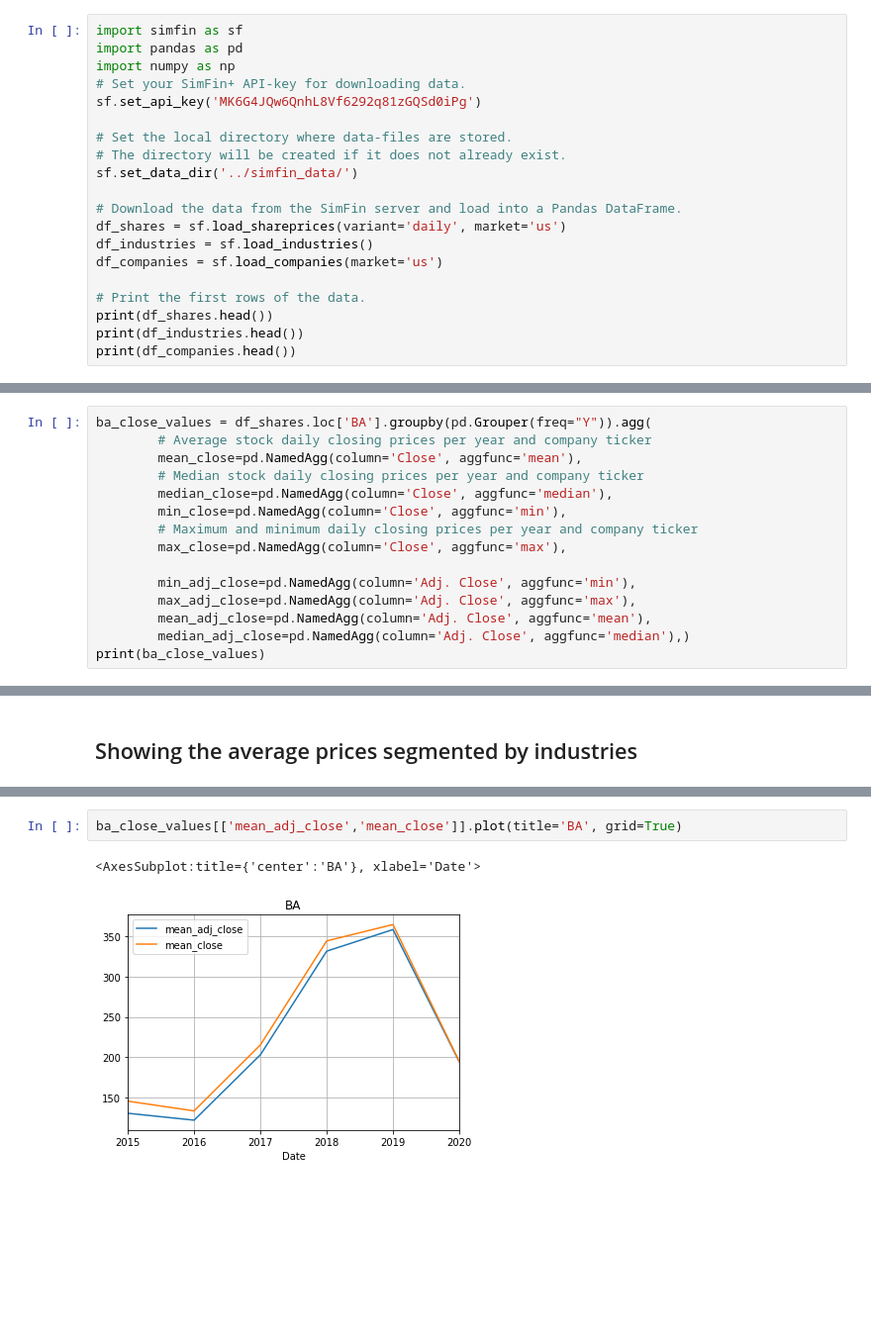
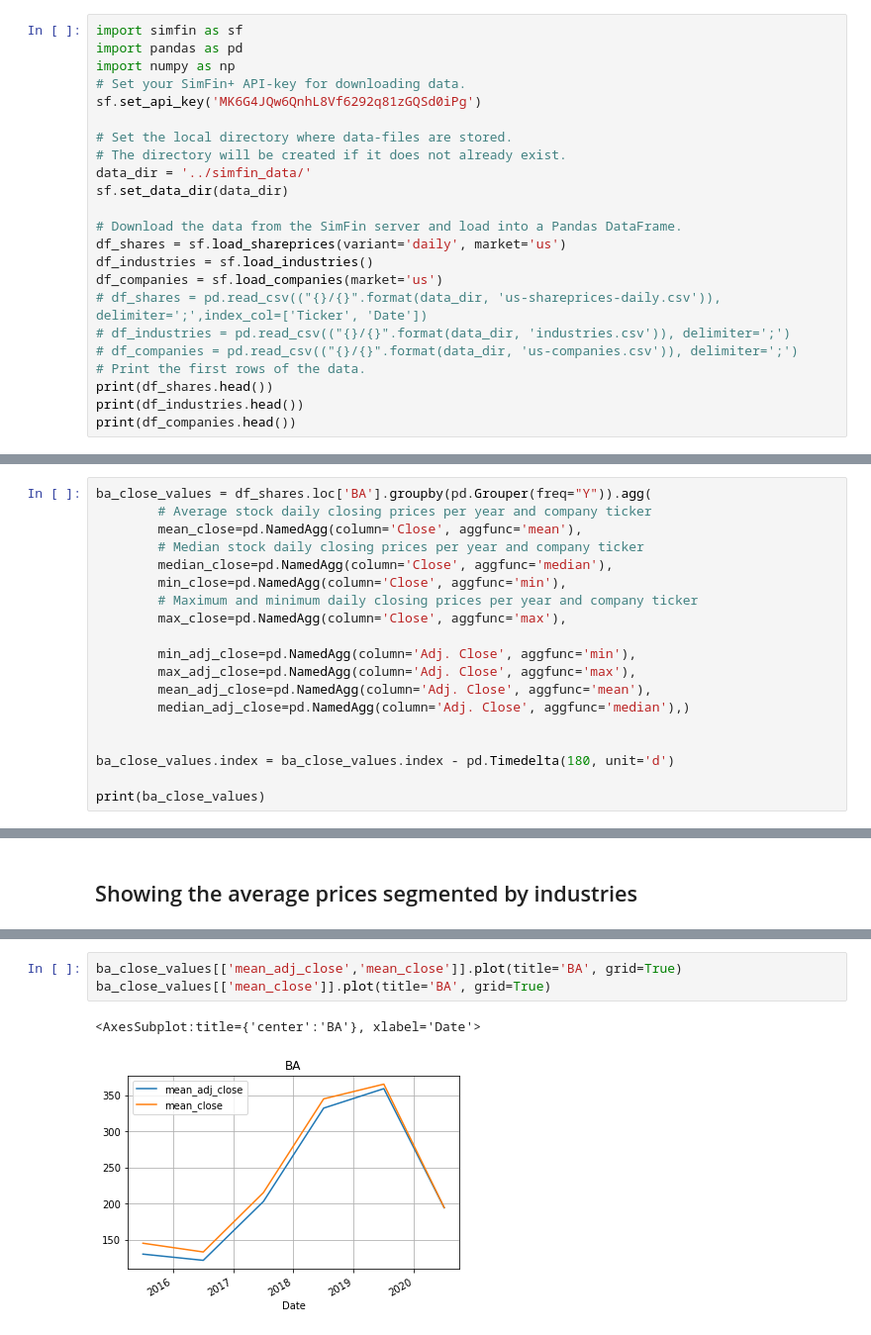
Before and after one commit to Phamster/ShareAnalysis, a Jupyter notebook: src/share_analysis.ipynb, the cells around one changed output, grey strips where cells are left out. Shown: that part at 99% size. Saved outputs shown, nothing was run; the diff lists cells and outputs as text; blank space fills up the shorter version.

```diff
--- a/src/share_analysis.ipynb
+++ b/src/share_analysis.ipynb
@@ -11,13 +11,16 @@ sf.set_api_key('MK6G4JQw6QnhL8Vf6292q81zGQSd0iPg')
 
 # Set the local directory where data-files are stored.
 # The directory will be created if it does not already exist.
-sf.set_data_dir('../simfin_data/')
+data_dir = '../simfin_data/'
+sf.set_data_dir(data_dir)
 
 # Download the data from the SimFin server and load into a Pandas DataFrame.
 df_shares = sf.load_shareprices(variant='daily', market='us')
 df_industries = sf.load_industries()
 df_companies = sf.load_companies(market='us')
-
+# df_shares = pd.read_csv(("{}/{}".format(data_dir, 'us-shareprices-daily.csv')), delimiter=';',index_col=['Ticker', 'Date'])
+# df_industries = pd.read_csv(("{}/{}".format(data_dir, 'industries.csv')), delimiter=';')
+# df_companies = pd.read_csv(("{}/{}".format(data_dir, 'us-companies.csv')), delimiter=';')
 # Print the first rows of the data.
 print(df_shares.head())
 print(df_industries.head())
@@ -128,6 +152,10 @@ ba_close_values = df_shares.loc['BA'].groupby(pd.Grouper(freq="Y")).agg(
         max_adj_close=pd.NamedAgg(column='Adj. Close', aggfunc='max'),
         mean_adj_close=pd.NamedAgg(column='Adj. Close', aggfunc='mean'),
         median_adj_close=pd.NamedAgg(column='Adj. Close', aggfunc='median'),)
+
+
+ba_close_values.index = ba_close_values.index - pd.Timedelta(180, unit='d')
+
 print(ba_close_values)
 # %% [output]
             mean_close  median_close  min_close  max_close  min_adj_close  \
@@ -176,5 +206,6 @@ df_shares.loc['BA'][['Adj. Close','Close']].plot(title='BA', grid=True)
 # %%
 ba_close_values[['mean_adj_close','mean_close']].plot(title='BA', grid=True)
+ba_close_values[['mean_close']].plot(title='BA', grid=True)
 # %% [output]
 <AxesSubplot:title={'center':'BA'}, xlabel='Date'>
-[figure, old version]
+[figure, new version]
```
Also changed, not shown: parts of 9 cells of this notebook, 1 other file.
